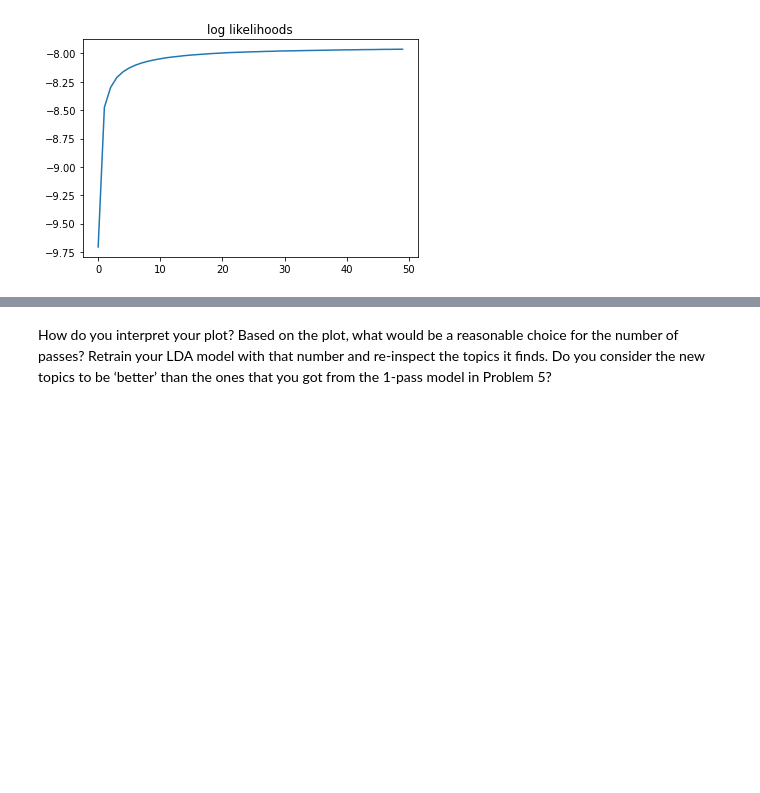
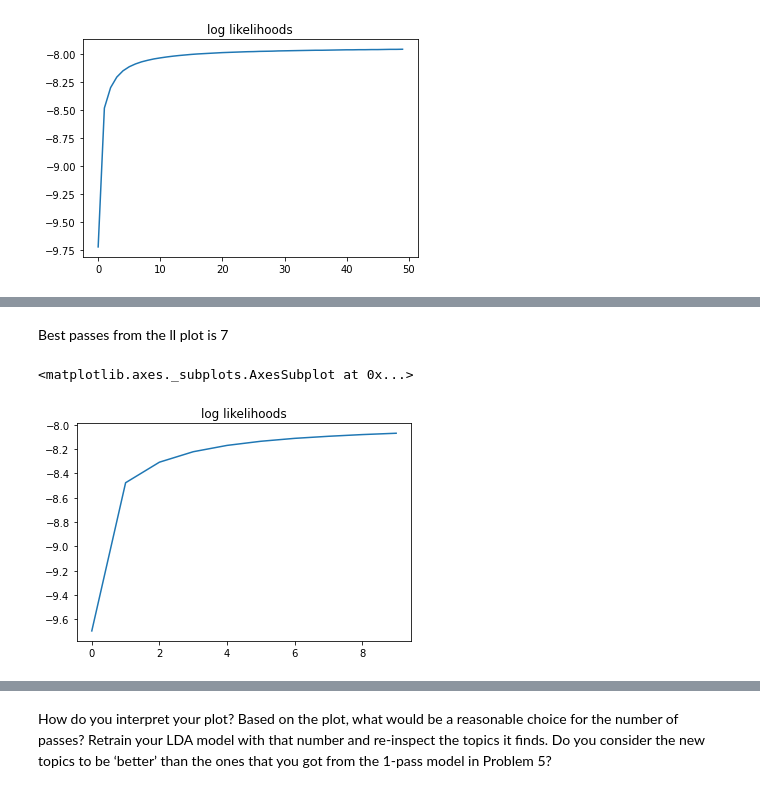
Before and after one commit to Noufal21/text-mining, a Jupyter notebook: l3/TM-L3.ipynb, the cells around one changed output, grey strips where cells are left out. Drawn from its saved outputs; the diff is of its cells as text; code cells hidden in the pictures; blank space fills up the shorter version.

```diff
--- a/l3/TM-L3.ipynb
+++ b/l3/TM-L3.ipynb
@@ -399,0 +396,15 @@ model.print_topics()
+# %% [markdown]
+Best passes from the ll plot is 7
+# %%
+passes = 10
+model = LdaModel(
+    corpus=corpus,
+    id2word=dictionary.id2token,
+    num_topics=10,
+    passes = passes
+)
+ll = parse_logfile()
+pd.Series(ll).plot(title='log likelihoods')
+# %% [output]
+<matplotlib.axes._subplots.AxesSubplot at 0x...>
+[figure, added]
```
Also changed, not shown: parts of 10 cells of this notebook.
